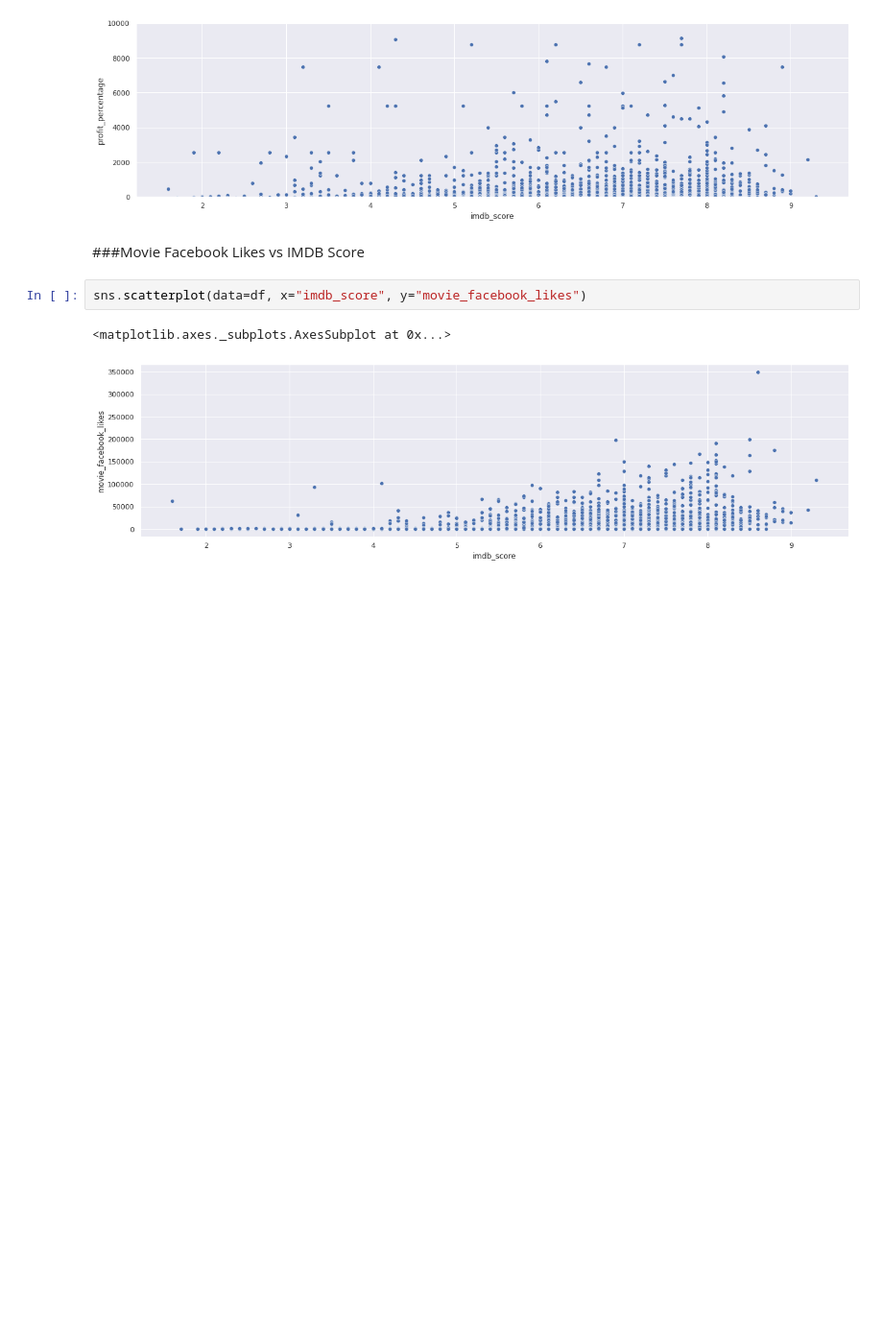
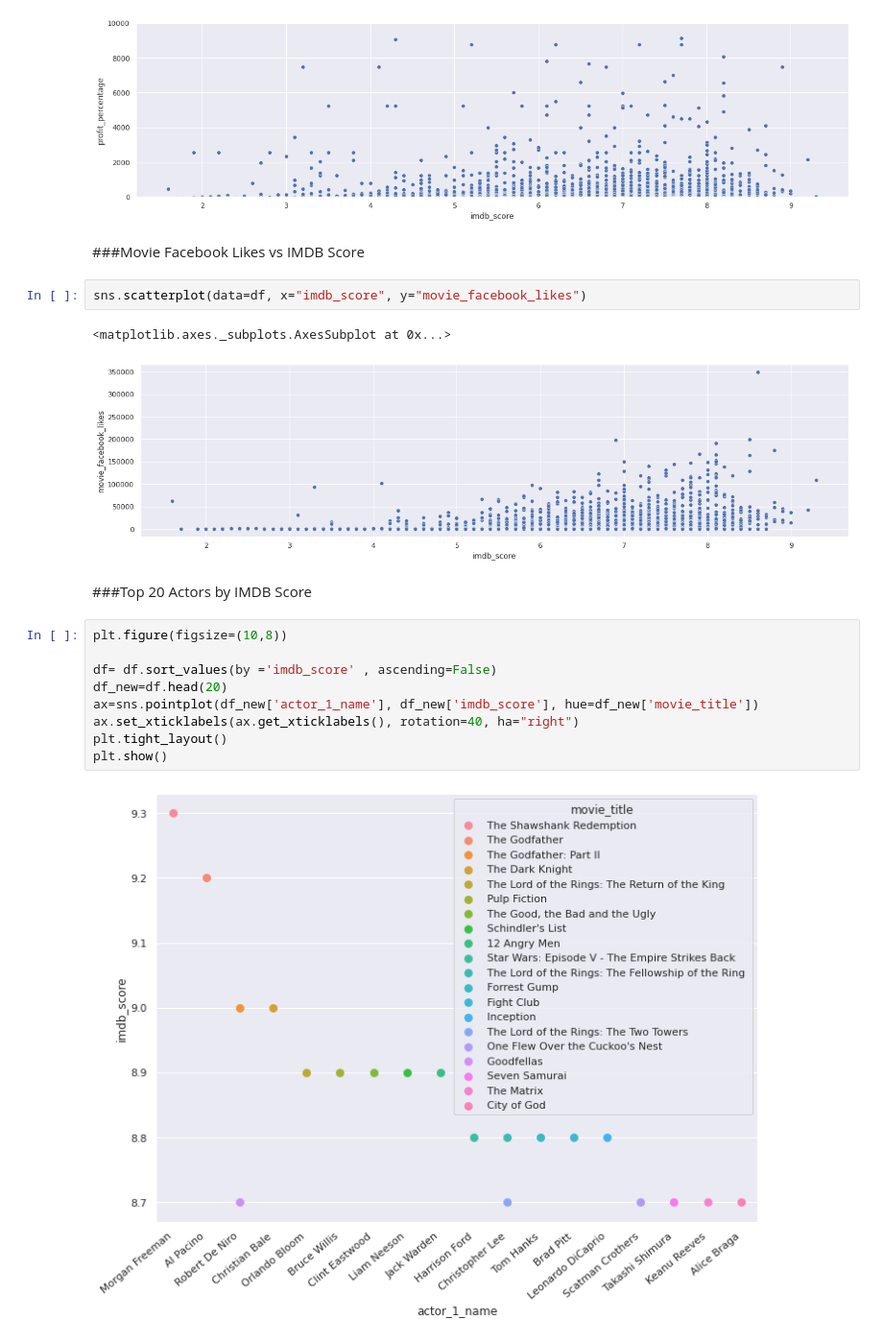
Before and after one commit to NBK-code/IMDB_Movie_Rating_Prediction, a Jupyter notebook: IMDB_mrp_Data_Visualizations.ipynb, the cells around one changed output. Shown at 96% size. Drawn from its saved outputs; the diff is of its cells as text; blank space fills up the shorter version.

```diff
--- a/IMDB_mrp_Data_Visualizations.ipynb
+++ b/IMDB_mrp_Data_Visualizations.ipynb
@@ -129,3 +129,16 @@ sns.scatterplot(data=df, x="imdb_score", y="movie_facebook_likes")
 # %% [output]
 <matplotlib.axes._subplots.AxesSubplot at 0x...>
 [figure]
+# %% [markdown]
+###Top 20 Actors by IMDB Score
+# %%
+plt.figure(figsize=(10,8))
+
+df= df.sort_values(by ='imdb_score' , ascending=False)
+df_new=df.head(20)
+ax=sns.pointplot(df_new['actor_1_name'], df_new['imdb_score'], hue=df_new['movie_title'])
+ax.set_xticklabels(ax.get_xticklabels(), rotation=40, ha="right")
+plt.tight_layout()
+plt.show()
+# %% [output]
+[figure, added]
```
Also changed, not shown: parts of 2 cells of this notebook.
